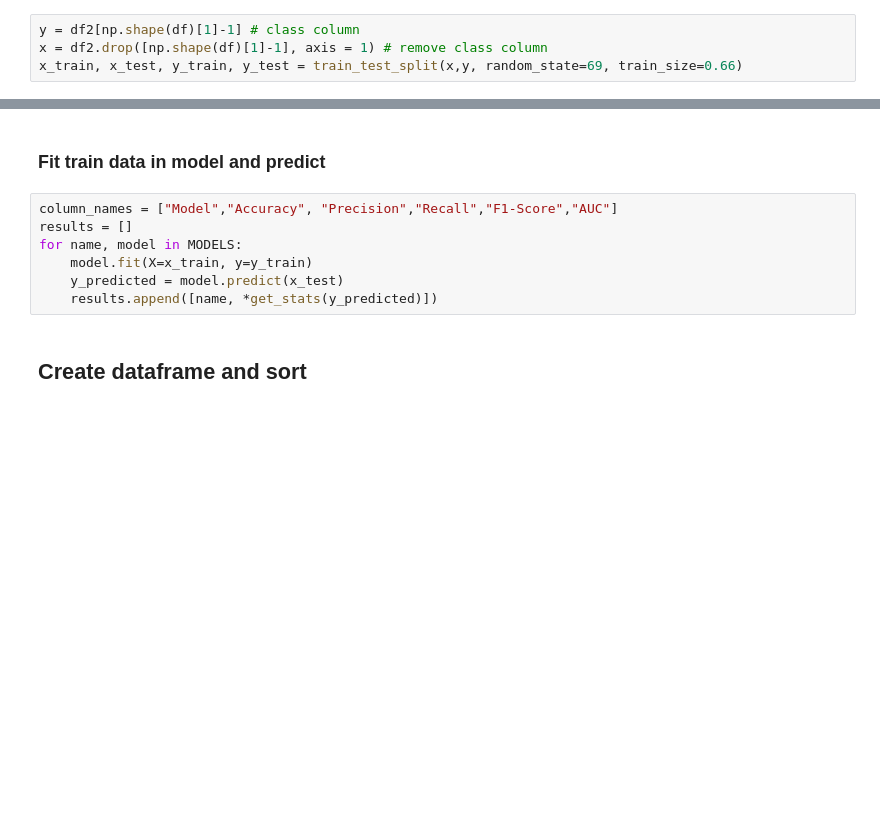
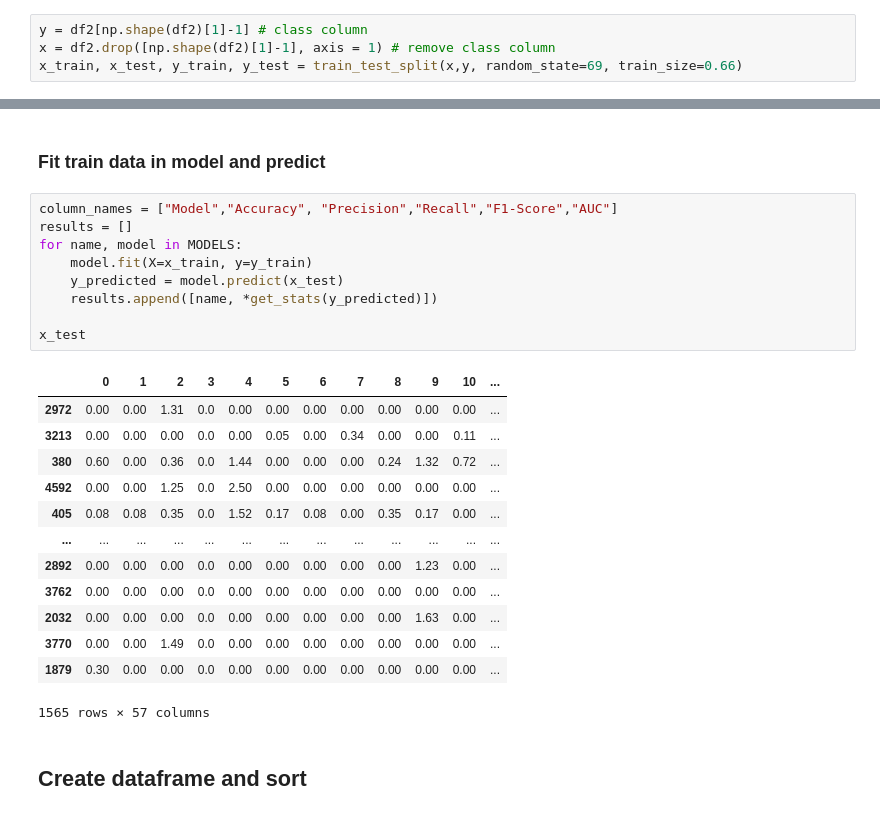
Before and after one commit to marcotommoro/spambase-machine-learning-project, a Jupyter notebook: models.ipynb, the cells around one changed output, grey strips where cells are left out. Drawn from its saved outputs; the diff is of its cells as text; blank space fills up the shorter version.

```diff
--- a/models.ipynb
+++ b/models.ipynb
@@ -36,8 +36,8 @@ df2 = panda.read_csv("spambase.data", header=None)
 # %% [markdown]
 ## Data preprocessing. Training and test set
 # %%
-y = df2[np.shape(df)[1]-1] # class column
-x = df2.drop([np.shape(df)[1]-1], axis = 1) # remove class column
+y = df2[np.shape(df2)[1]-1] # class column
+x = df2.drop([np.shape(df2)[1]-1], axis = 1) # remove class column
 x_train, x_test, y_train, y_test = train_test_split(x,y, random_state=69, train_size=0.66)
 # %% [markdown]
 ## Initialize models
@@ -66,10 +66,26 @@ def get_stats(y_predicted):
 # %%
 column_names = ["Model","Accuracy", "Precision","Recall","F1-Score","AUC"]
 results = []
 for name, model in MODELS:
     model.fit(X=x_train, y=y_train)
     y_predicted = model.predict(x_test)
     results.append([name, *get_stats(y_predicted)])
+
+x_test
+# %% [output]
+|  | 0 | 1 | 2 | 3 | 4 | 5 | 6 | 7 | 8 | 9 | 10 | ... |
+| 2972 | 0.00 | 0.00 | 1.31 | 0.0 | 0.00 | 0.00 | 0.00 | 0.00 | 0.00 | 0.00 | 0.00 | ... |
+| 3213 | 0.00 | 0.00 | 0.00 | 0.0 | 0.00 | 0.05 | 0.00 | 0.34 | 0.00 | 0.00 | 0.11 | ... |
+| 380 | 0.60 | 0.00 | 0.36 | 0.0 | 1.44 | 0.00 | 0.00 | 0.00 | 0.24 | 1.32 | 0.72 | ... |
+| 4592 | 0.00 | 0.00 | 1.25 | 0.0 | 2.50 | 0.00 | 0.00 | 0.00 | 0.00 | 0.00 | 0.00 | ... |
+| 405 | 0.08 | 0.08 | 0.35 | 0.0 | 1.52 | 0.17 | 0.08 | 0.00 | 0.35 | 0.17 | 0.00 | ... |
+| ... | ... | ... | ... | ... | ... | ... | ... | ... | ... | ... | ... | ... |
+| 2892 | 0.00 | 0.00 | 0.00 | 0.0 | 0.00 | 0.00 | 0.00 | 0.00 | 0.00 | 1.23 | 0.00 | ... |
+| 3762 | 0.00 | 0.00 | 0.00 | 0.0 | 0.00 | 0.00 | 0.00 | 0.00 | 0.00 | 0.00 | 0.00 | ... |
+| 2032 | 0.00 | 0.00 | 0.00 | 0.0 | 0.00 | 0.00 | 0.00 | 0.00 | 0.00 | 1.63 | 0.00 | ... |
+| 3770 | 0.00 | 0.00 | 1.49 | 0.0 | 0.00 | 0.00 | 0.00 | 0.00 | 0.00 | 0.00 | 0.00 | ... |
+| 1879 | 0.30 | 0.00 | 0.00 | 0.0 | 0.00 | 0.00 | 0.00 | 0.00 | 0.00 | 0.00 | 0.00 | ... |
+1565 rows × 57 columns
 # %% [markdown]
 ## Create dataframe and sort
 # %%
```
Also changed, not shown: 2 other files.
